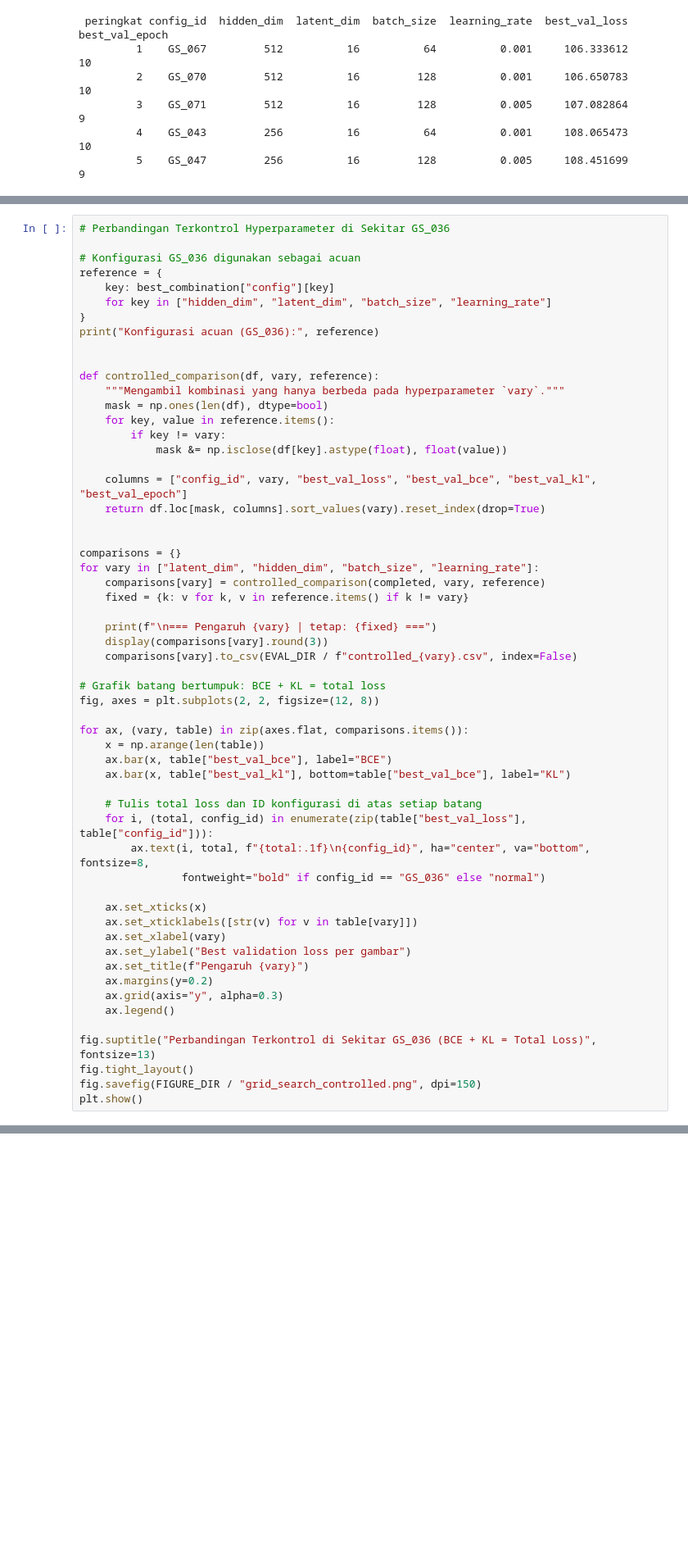
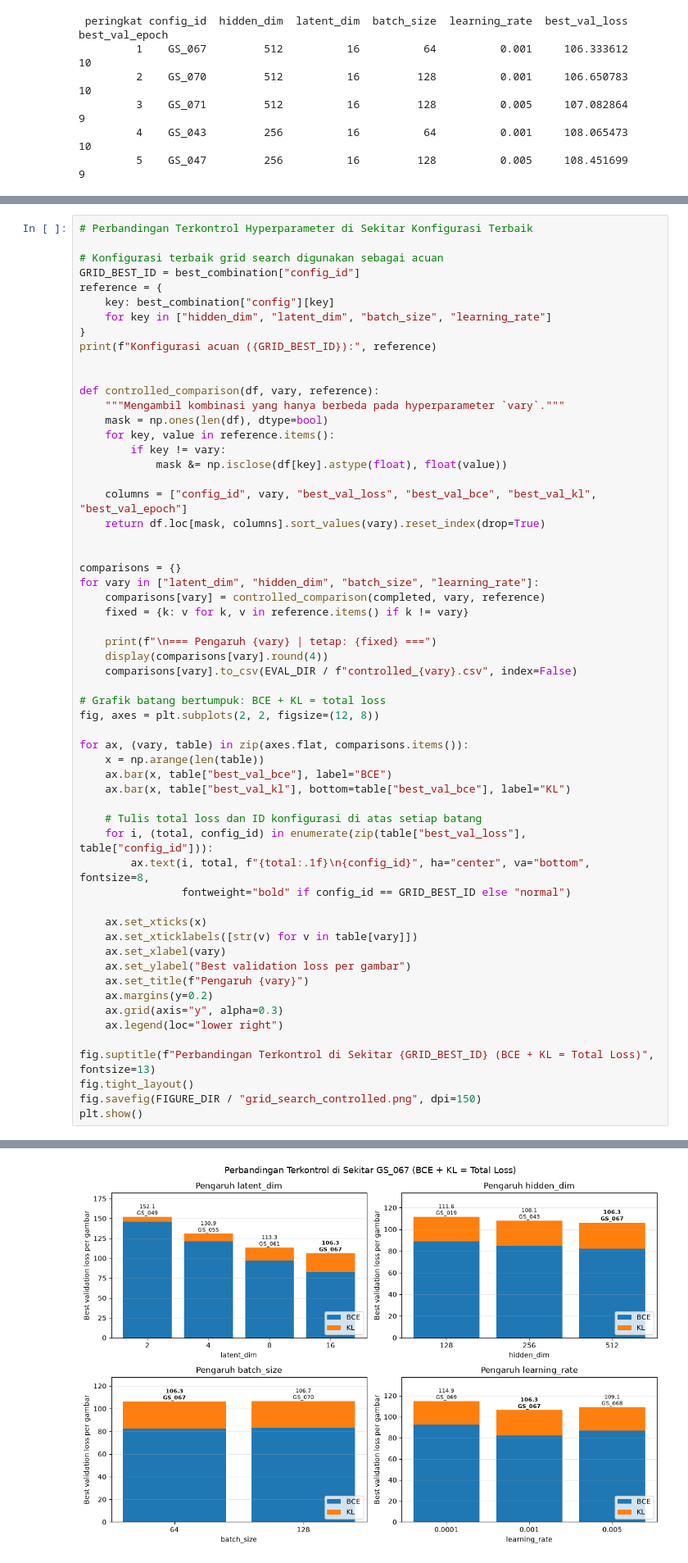
Before and after one commit to AI-IF-TelU/Proyek1-GenAI-VAE-Telertubbies, a Jupyter notebook: main.ipynb, the cells around one changed output, grey strips where cells are left out. Shown at 82% size. Cells and saved outputs as stored; diff of their text form; blank space fills up the shorter version.

```diff
--- a/main.ipynb
+++ b/main.ipynb
@@ -2610,12 +2793,13 @@ lr_summary.to_csv(EVAL_DIR / "grid_search_per_learning_rate.csv")
 # %%
-# Perbandingan Terkontrol Hyperparameter di Sekitar GS_036
+# Perbandingan Terkontrol Hyperparameter di Sekitar Konfigurasi Terbaik
 
-# Konfigurasi GS_036 digunakan sebagai acuan
+# Konfigurasi terbaik grid search digunakan sebagai acuan
+GRID_BEST_ID = best_combination["config_id"]
 reference = {
     key: best_combination["config"][key]
     for key in ["hidden_dim", "latent_dim", "batch_size", "learning_rate"]
 }
-print("Konfigurasi acuan (GS_036):", reference)
+print(f"Konfigurasi acuan ({GRID_BEST_ID}):", reference)
 
 
 def controlled_comparison(df, vary, reference):
@@ -2635,7 +2819,7 @@ for vary in ["latent_dim", "hidden_dim", "batch_size", "learning_rate"]:
     fixed = {k: v for k, v in reference.items() if k != vary}
 
     print(f"\n=== Pengaruh {vary} | tetap: {fixed} ===")
-    display(comparisons[vary].round(3))
+    display(comparisons[vary].round(4))
     comparisons[vary].to_csv(EVAL_DIR / f"controlled_{vary}.csv", index=False)
 
 # Grafik batang bertumpuk: BCE + KL = total loss
@@ -2649,7 +2833,7 @@ for ax, (vary, table) in zip(axes.flat, comparisons.items()):
     # Tulis total loss dan ID konfigurasi di atas setiap batang
     for i, (total, config_id) in enumerate(zip(table["best_val_loss"], table["config_id"])):
         ax.text(i, total, f"{total:.1f}\n{config_id}", ha="center", va="bottom", fontsize=8,
-                fontweight="bold" if config_id == "GS_036" else "normal")
+                fontweight="bold" if config_id == GRID_BEST_ID else "normal")
 
     ax.set_xticks(x)
     ax.set_xticklabels([str(v) for v in table[vary]])
@@ -2658,9 +2842,10 @@ for ax, (vary, table) in zip(axes.flat, comparisons.items()):
     ax.set_title(f"Pengaruh {vary}")
     ax.margins(y=0.2)
     ax.grid(axis="y", alpha=0.3)
-    ax.legend()
+    ax.legend(loc="lower right")
 
-fig.suptitle("Perbandingan Terkontrol di Sekitar GS_036 (BCE + KL = Total Loss)", fontsize=13)
+fig.suptitle(f"Perbandingan Terkontrol di Sekitar {GRID_BEST_ID} (BCE + KL = Total Loss)", fontsize=13)
 fig.tight_layout()
 fig.savefig(FIGURE_DIR / "grid_search_controlled.png", dpi=150)
 plt.show()
+# %% [output]
@@ -2667,3 +2874,4 @@ plt.show()
+[figure, added]
 # %% [markdown]
 ### Analisis Hasil Grid Search
 
```
Also changed, not shown: parts of 28 cells of this notebook, 22 other files.
